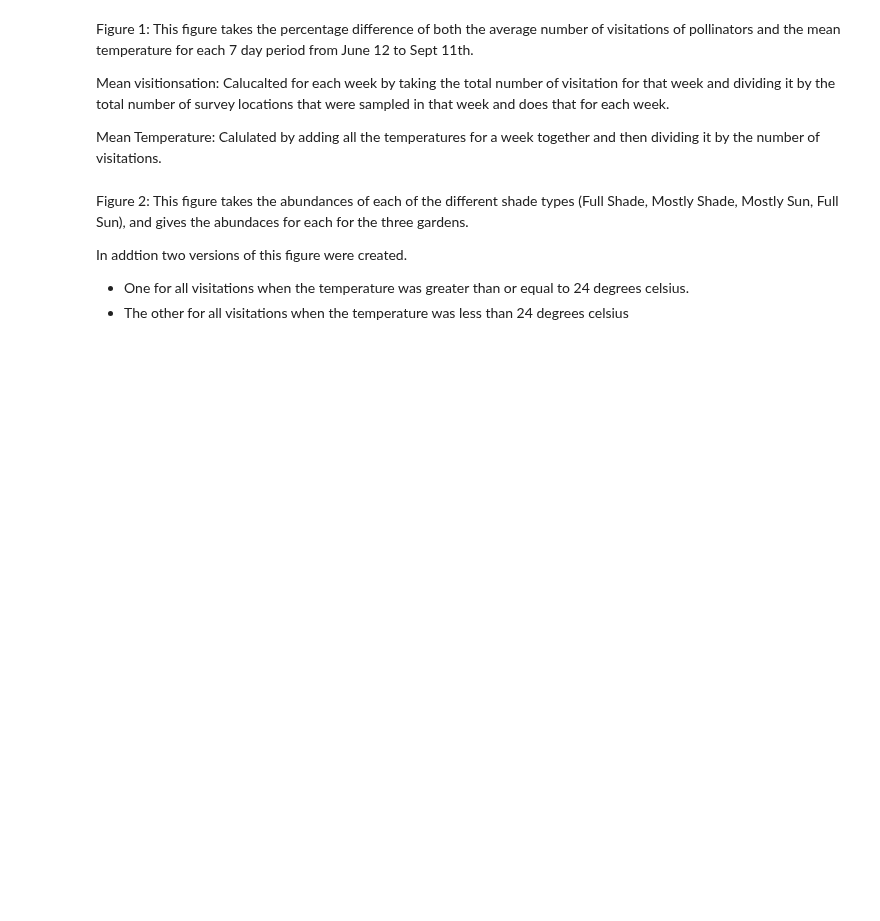
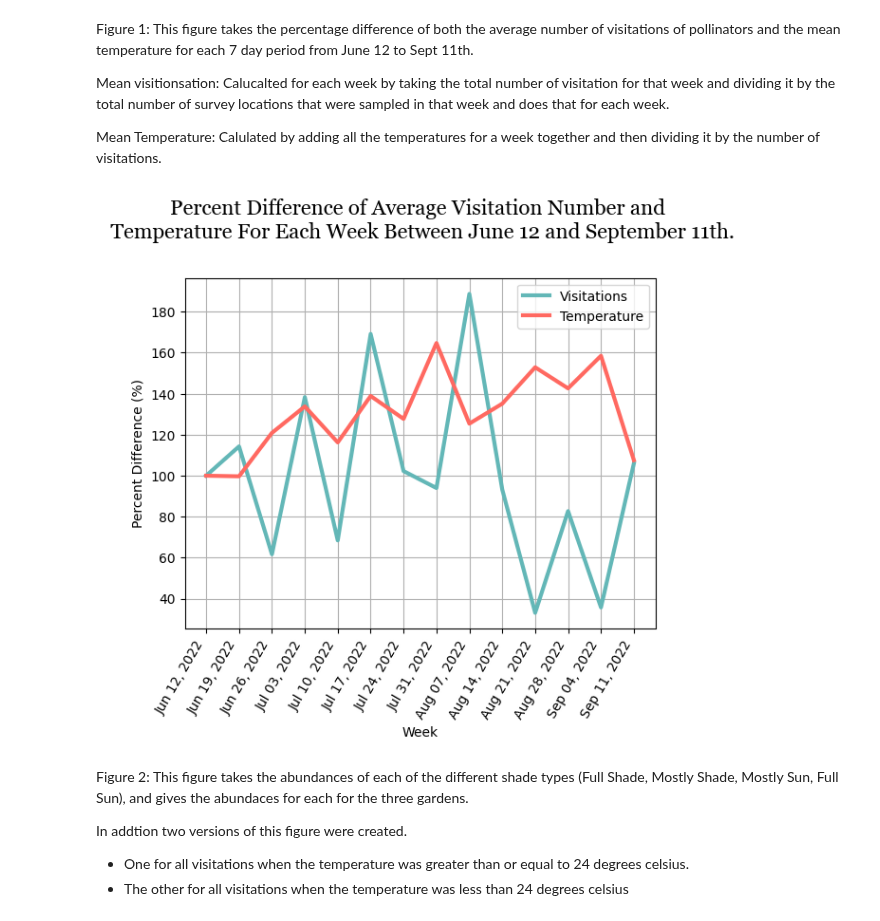
Before and after one commit to lizard777/CPSC_3430_project, a Jupyter notebook: Group_Project.ipynb, the cells around one changed output. Saved outputs shown, nothing was run; the diff lists cells and outputs as text; code cells hidden in the pictures; blank space fills up the shorter version.

```diff
--- a/Group_Project.ipynb
+++ b/Group_Project.ipynb
@@ -164,6 +164,57 @@ def average_per_week(Request):
 	ax.grid()
 
 	plt.show()
+# %%
+#Creating bins, each bin will be a week starting on May 16, 2022, and going for 18 weeks.
+bins = pd.date_range(start='2022-05-15', freq='1W', periods=18)
+
+#Creating A column with the binned categorization.
+df_pol_sh1['binned_week'] = pd.cut(df_pol_sh1['sample_date'], bins = bins)
+
+# #find the total number of pollinators according to location number and time code
+series_mean = df_pol_sh1['binned_week'].value_counts() / df_pol_sh1.groupby('binned_week')['location_number'].nunique()
+
+#Gets the mean temperature per week and turns it into a series.
+series_mean_temp = df_pol_sh1.groupby('binned_week')['air_temp(C°)'].mean()
+
+df_mean = pd.DataFrame(series_mean[3:])
+df_mean_temp = pd.DataFrame(series_mean_temp[3:])
+df_mean.fillna(1, inplace=True)
+
+# Conveting the series into dataframes and while not including the first 4 weeks.
+
+df_mean['Abundance_percentage'] = turn_into_percent_difference(df_mean[0])
+df_mean['Temp_percentage'] = turn_into_percent_difference(df_mean_temp['air_temp(C°)'])
+
+#Dropping the original mean column.
+
+df_mean = df_mean.drop(0, axis=1)
+
+#Adding a new index column that is a single data format instead of a data range and
+# converting it to a string of Mon, day, year format.
+
+df_mean['date'] = bins[4:]
+df_mean.set_index(["date"],inplace=True)
+df_mean.index = df_mean.index.strftime("%b %d, %Y")
+
+#Plotting both percentage difference of visitations and temperature of weeks.
+
+fig, ax = plt.subplots()
+ax.plot(df_mean.index, df_mean['Abundance_percentage'], linewidth=3, color='#63B7B7')
+ax.plot(df_mean.index, df_mean['Temp_percentage'], linewidth=3, color='#FF6961')
+plt.xticks(rotation = 60, horizontalalignment='right')
+ax.legend(['Visitations', 'Temperature'])
+ax.set_ylabel('Percent Difference (%)')
+ax.set_xlabel('Week')
+ax.set_title('Percent Difference of Average Visitation Number and \n Temperature For Each Week Between June 12 and September 11th.',
+				fontname = 'Georgia',
+				fontsize= 16,
+				pad=30)
+ax.grid()
+
+plt.show()
+# %% [output]
+[figure, added]
 # %% [markdown]
 Figure 2: This figure takes the abundances of each of the different shade types (Full Shade, Mostly Shade, Mostly Sun, Full Sun), and gives the abundaces for each for the three gardens.
 
```
